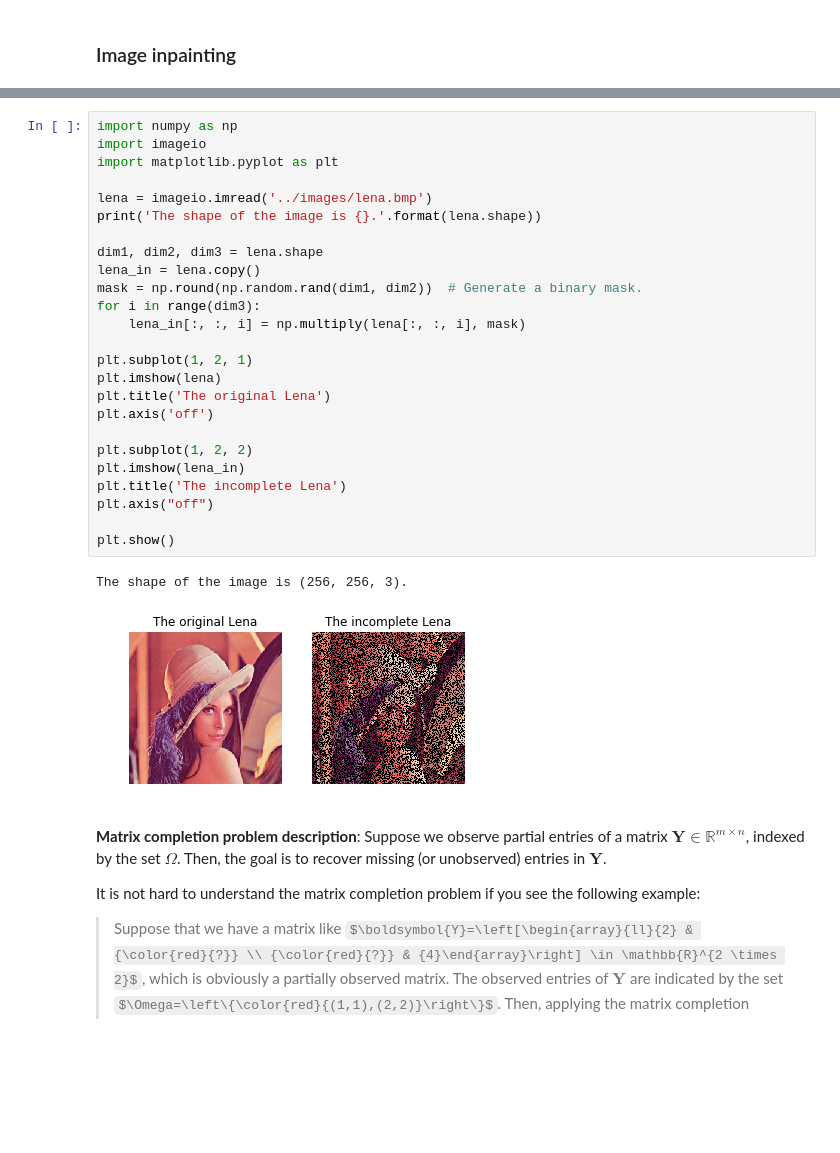
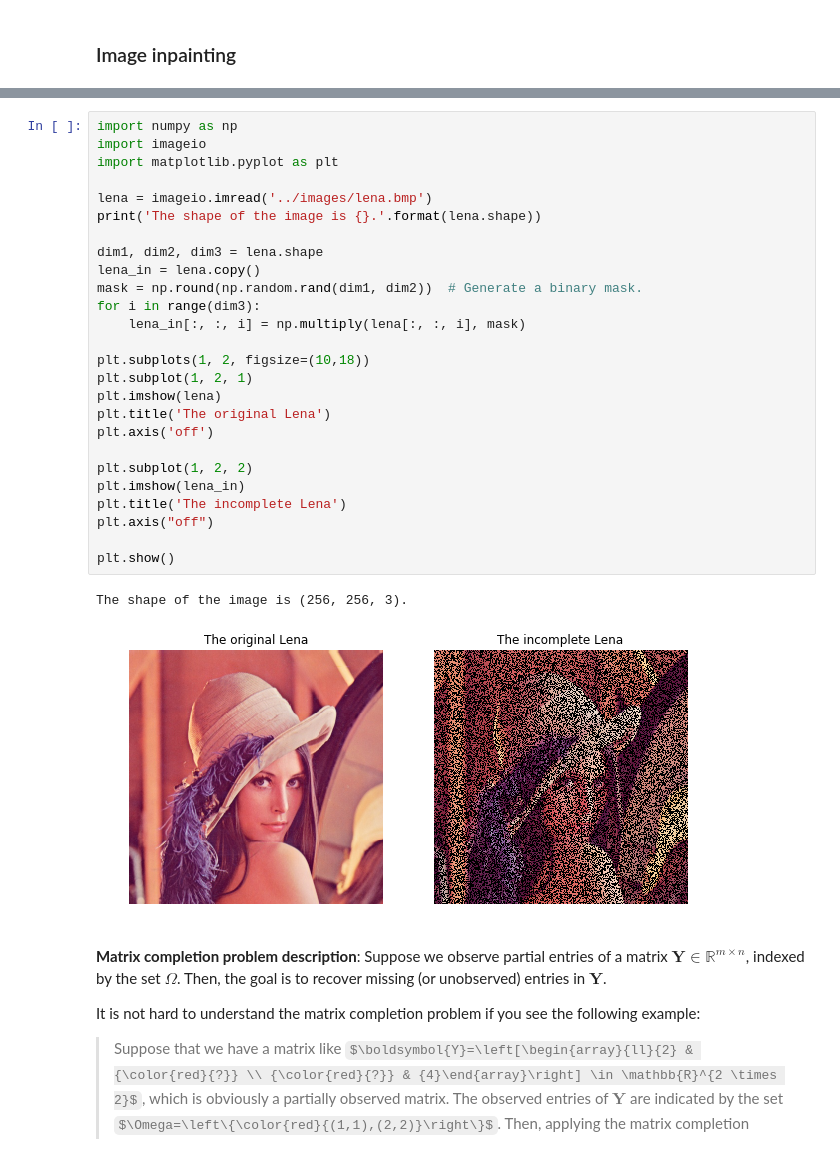
Before and after one commit to xinychen/Tensor4ML, a Jupyter notebook: content/LRMC.ipynb, the cells around one changed output, grey strips where cells are left out. Saved outputs shown, nothing was run; the diff lists cells and outputs as text; some formulas as TeX source; blank space fills up the shorter version.

```diff
--- a/content/LRMC.ipynb
+++ b/content/LRMC.ipynb
@@ -42,31 +42,32 @@ According to the definition on [**wiki**](https://en.wikipedia.org/wiki/Inpainti
 # %%
 import numpy as np
 import imageio
 import matplotlib.pyplot as plt
 
 lena = imageio.imread('../images/lena.bmp')
 print('The shape of the image is {}.'.format(lena.shape))
 
 dim1, dim2, dim3 = lena.shape
 lena_in = lena.copy()
 mask = np.round(np.random.rand(dim1, dim2))  # Generate a binary mask.
 for i in range(dim3):
     lena_in[:, :, i] = np.multiply(lena[:, :, i], mask)
 
+plt.subplots(1, 2, figsize=(10,18))
 plt.subplot(1, 2, 1)
 plt.imshow(lena)
 plt.title('The original Lena')
 plt.axis('off')
 
 plt.subplot(1, 2, 2)
 plt.imshow(lena_in)
 plt.title('The incomplete Lena')
 plt.axis("off")
 
 plt.show()
 # %% [output]
 The shape of the image is (256, 256, 3).
-[figure, old version]
+[figure, new version]
 # %% [markdown]
 **Matrix completion problem description**: Suppose we observe partial entries of a matrix $\boldsymbol{Y}\in\mathbb{R}^{m\times n}$, indexed by the set $\Omega$. Then, the goal is to recover missing (or unobserved) entries in $\boldsymbol{Y}$.
 
```
Also changed, not shown: parts of 2 cells of this notebook.
